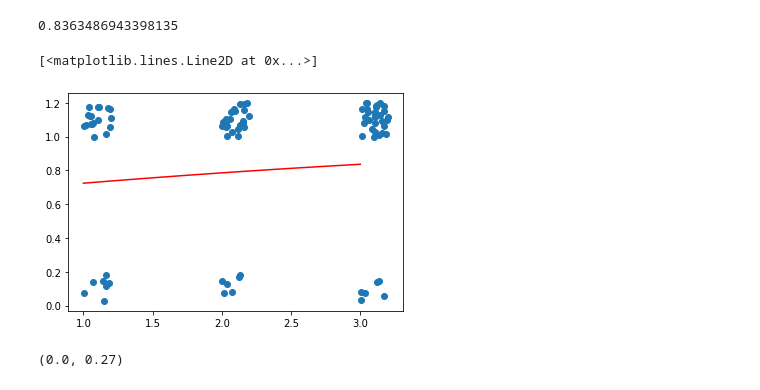
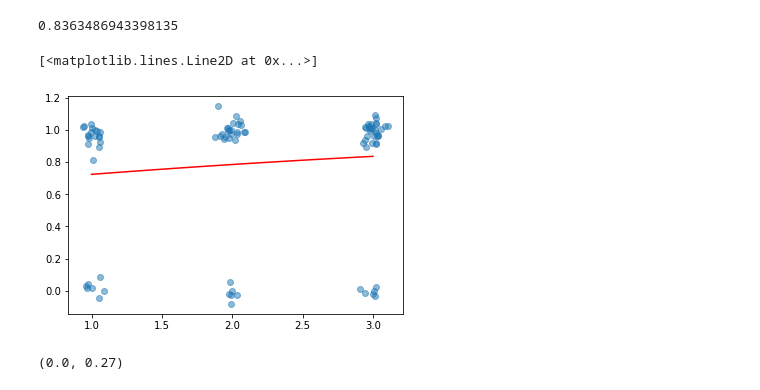
Before and after one commit to mjpvz/psychophysicsPython, a Jupyter notebook: GLM - Psychophysics Seminar 01 - Python version.ipynb, the cells around one changed output. Saved outputs shown, nothing was run; the diff lists cells and outputs as text; code cells hidden in the pictures.

```diff
--- a/GLM - Psychophysics Seminar 01 - Python version.ipynb
+++ b/GLM - Psychophysics Seminar 01 - Python version.ipynb
@@ -130,22 +130,22 @@ logistic.cdf(prediction)
 # %%
 fig, ax = plt.subplots()
 
 x = df['stimDeg']
 y = df['corr']
 x = jitter(x)
 y = jitter(y)
 
-ax.scatter(x,y)
+ax.scatter(x,y, alpha=0.5)
 
 
 x = np.linspace(1,3,100)
 from scipy.stats import logistic
 # Calculate the cummulative density function
 y = [logistic.cdf(h1_fun(x,h1)) for x in x]
 ax.plot(x,y, c='r')
 # %% [output]
 [<matplotlib.lines.Line2D at 0x...>]
-[figure, old version]
+[figure, new version]
 # %%
 fig, ax = plt.subplots(figsize=(10,10))
 
```
